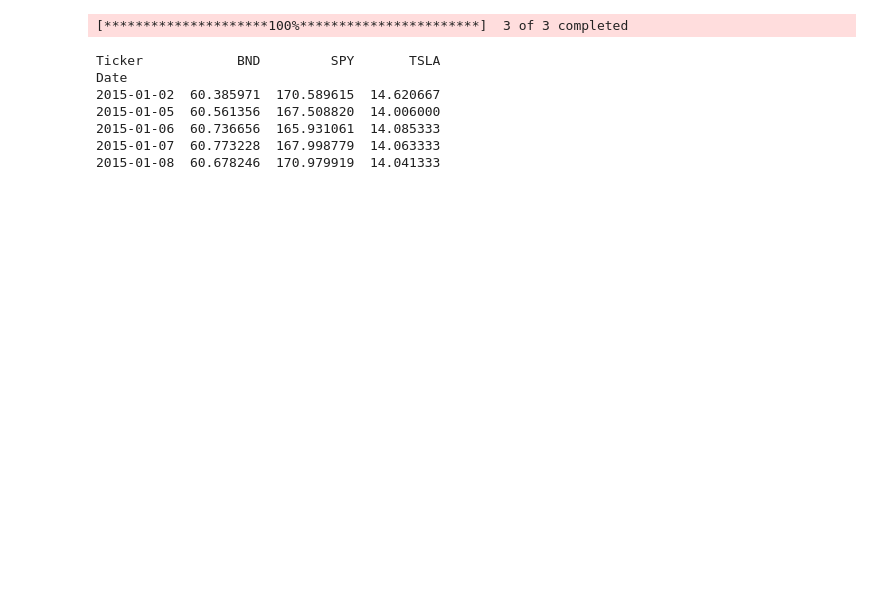
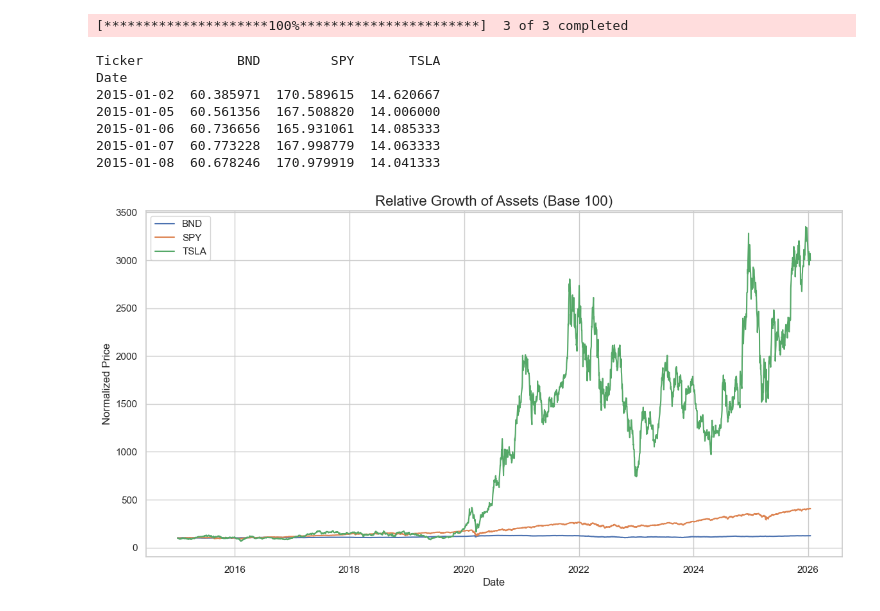
Before and after one commit to Hermi-101/nova-financial-news-analysis, a Jupyter notebook: notebooks/task_1_eda.ipynb, the cells around one changed output. Cells and saved outputs as stored; diff of their text form; code cells hidden in the pictures; blank space fills up the shorter version.

Commit message:
task 1.5: Visualization for Historical Price Chart,  Daily Returns Distribution (Histogram/KDE) and  Rolling Volatility Chart

```diff
--- a/notebooks/task_1_eda.ipynb
+++ b/notebooks/task_1_eda.ipynb
@@ -37,3 +37,28 @@ def check_stationarity(series):
 sharpe_ratio = (returns.mean() / returns.std()) * (252**0.5)
 # %%
 var_95 = returns.quantile(0.05)
+# %%
+import matplotlib.pyplot as plt
+import seaborn as sns
+
+# Calculate daily percentage change (returns)
+returns = adj_close.pct_change().dropna()
+
+# Set a professional style for the plots
+sns.set_theme(style="whitegrid")
+# %%
+plt.figure(figsize=(14, 7))
+
+# Normalize the prices: (Price / First Price) * 100
+normalized_prices = (adj_close / adj_close.iloc[0]) * 100
+
+for ticker in normalized_prices.columns:
+    plt.plot(normalized_prices.index, normalized_prices[ticker], label=ticker)
+
+plt.title('Relative Growth of Assets (Base 100)', fontsize=16)
+plt.xlabel('Date')
+plt.ylabel('Normalized Price')
+plt.legend()
+plt.show()
+# %% [output]
+[figure, added]
```
Also changed, not shown: parts of 2 cells of this notebook.
